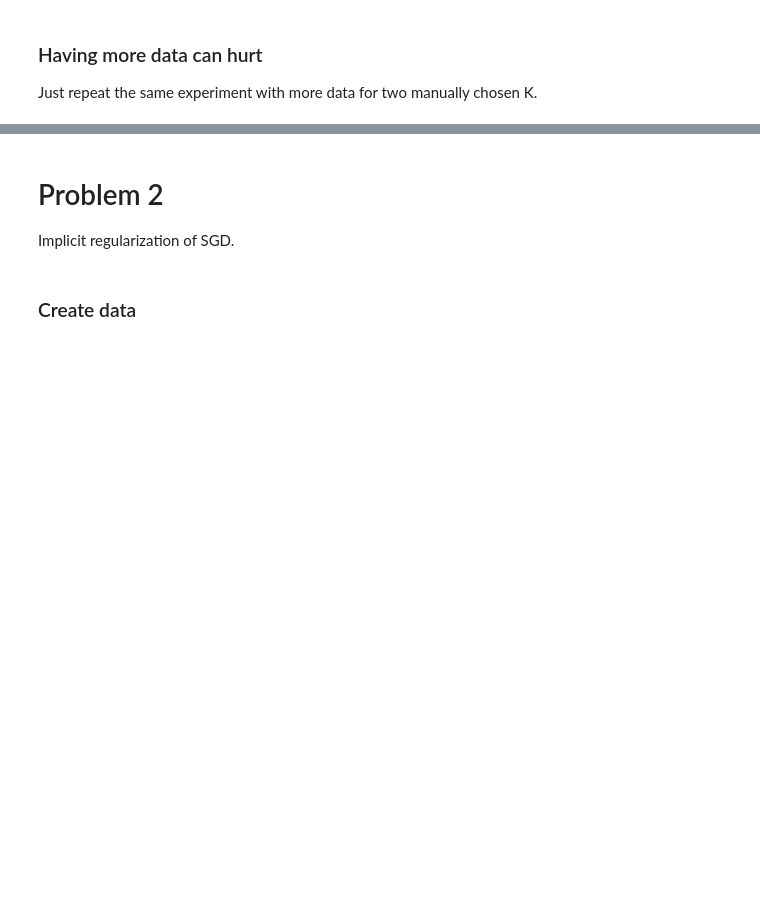
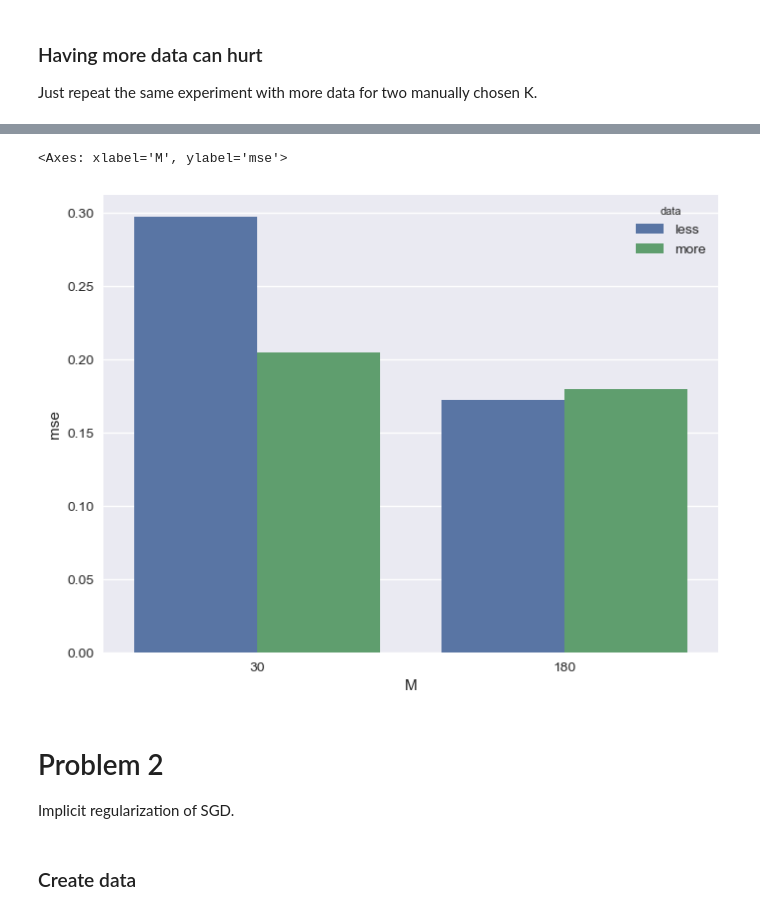
Before and after one commit to hoanghl/master-hw, a Jupyter notebook: exercise_2/exercise_2_template.ipynb, the cells around one changed output, grey strips where cells are left out. Saved outputs shown, nothing was run; the diff lists cells and outputs as text; code cells hidden in the pictures; blank space fills up the shorter version.

```diff
--- a/exercise_2/exercise_2_template.ipynb
+++ b/exercise_2/exercise_2_template.ipynb
@@ -37,0 +153,7 @@ class regression(nn.Module):
+# %%
+batch_size = N
+LR = 5e-3
+NUM_EPCHS = 1000
+values_M = range(10, 200, 10)
+
+losses_train, losses_val = trigger_train(x, y, x_test, y_test, values_M, batch_size, LR, NUM_EPCHS, device)
@@ -63,5 +213,22 @@ N = 200
 x = torch.randn(N, D)
 y = (1-noiselevel)*x + noiselevel*torch.randn(N, O)
 
-#Implement here (d)
-raise NotImplementedError
+M_interpol = 30
+M_overparam = 180
+values_M = [M_interpol, M_overparam]
+
+batch_size = N
+
+_, losses_val = trigger_train(x, y, x_test, y_test, values_M, batch_size, LR, NUM_EPCHS, device)
+# %%
+losses = []
+
+for k, loss in losses_val.items():
+    losses.append({
+        'M': k,
+        'mse': loss[-1],
+    })
+
+df_loss_2 = pd.DataFrame.from_records(losses)
+df_loss_2['data'] = 'more'
+df_loss_2.head()
@@ -67,0 +239,8 @@ raise NotImplementedError
+# %%
+df_tmp = df_loss[(df_loss['M'].isin(values_M)) & (df_loss['loss_type'] == 'val')]\
+    .copy()\
+    .drop(columns=['loss_type'])
+df_tmp['data'] = 'less'
+
+df_final = pd.concat([df_tmp, df_loss_2])
+df_final.head()
@@ -68,3 +253,11 @@ raise NotImplementedError
+# %%
+fig = plt.figure(figsize=(8, 6))
+
+ax = fig.add_subplot(111)
+sns.barplot(data=df_final, x='M', y='mse', hue='data')
+# %% [output]
+<Axes: xlabel='M', ylabel='mse'>
+[figure, added]
 # %% [markdown]
 # Problem 2
 
```
Also changed, not shown: parts of 23 cells of this notebook, 3 other files.
